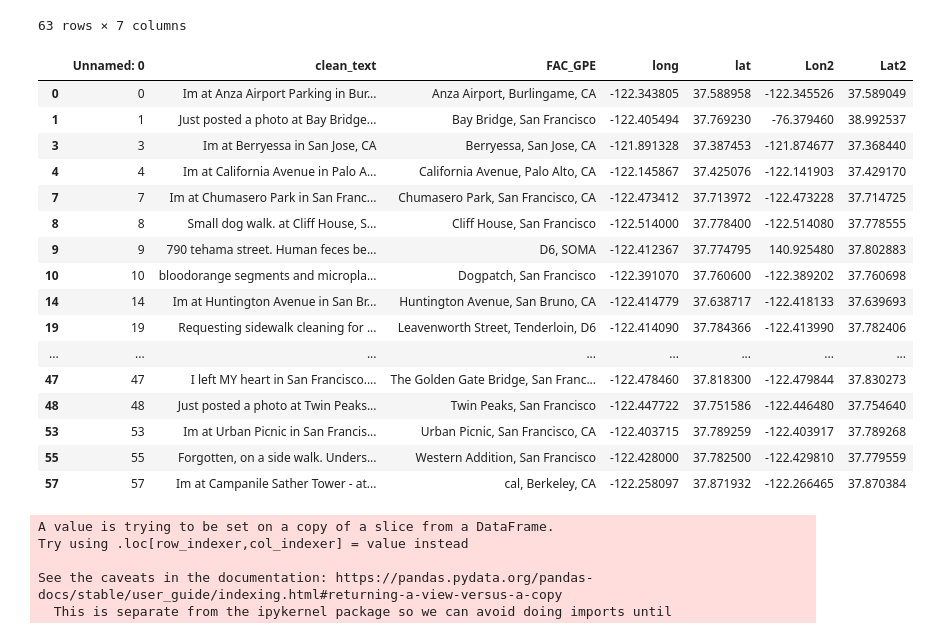
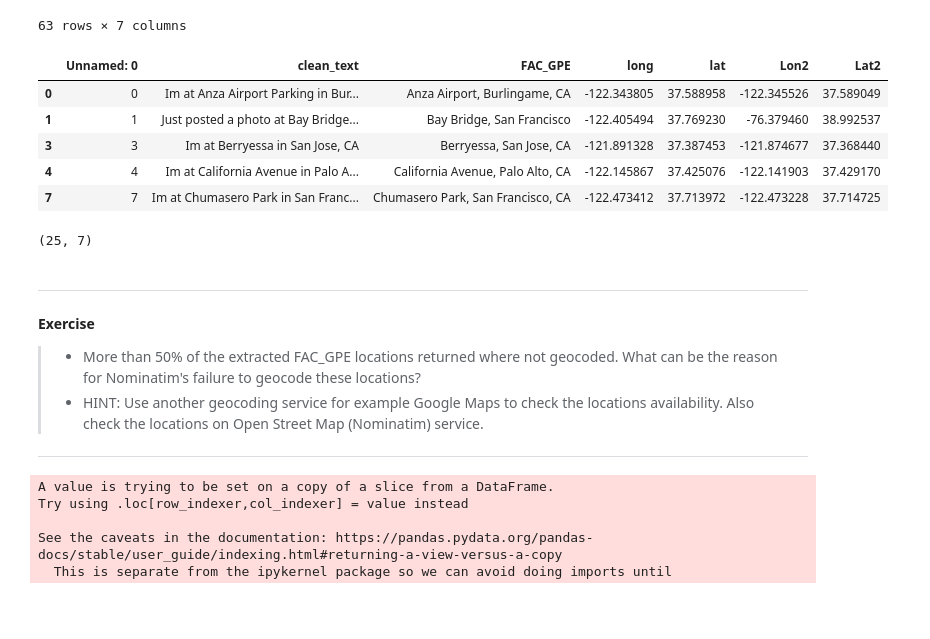
Before and after one commit to ZGIS/spring_school_ss2021, a Jupyter notebook: Location Extraction spaCy.ipynb, the cells around one changed output. Saved outputs shown, nothing was run; the diff lists cells and outputs as text; code cells hidden in the pictures; blank space fills up the shorter version.

```diff
--- a/Location Extraction spaCy.ipynb
+++ b/Location Extraction spaCy.ipynb
@@ -24,7 +24,7 @@ import pandas as pd
 import numpy as np
 import sys, os
 
-#pd.set_option('display.max_colwidth', None)
+pd.set_option('display.max_colwidth', None)
 # %% [markdown]
 [Return to Table of Contents](#Table-of-contents)
 # %% [markdown]
@@ -431,27 +430,26 @@ df_FAC_GPE
 | 62 | 62 | Im at Mazarine Coffee - at wearem... | wearemazarine, San Francisco, CA | -122.403842 | 37.787455 | NaN | NaN |
 63 rows × 7 columns
 # %%
-# Dataframe with non NaN location values for mapping
+# New dataframe with geocoded values returned
 df_FAC_GPE_cleaned = df_FAC_GPE[df_FAC_GPE['Lon2'].notna()]
-df_FAC_GPE_cleaned
+df_FAC_GPE_cleaned.head(5)
 # %% [output]
 |  | Unnamed: 0 | clean_text | FAC_GPE | long | lat | Lon2 | Lat2 |
 | 0 | 0 | Im at Anza Airport Parking in Bur... | Anza Airport, Burlingame, CA | -122.343805 | 37.588958 | -122.345526 | 37.589049 |
 | 1 | 1 | Just posted a photo at Bay Bridge... | Bay Bridge, San Francisco | -122.405494 | 37.769230 | -76.379460 | 38.992537 |
 | 3 | 3 | Im at Berryessa in San Jose, CA | Berryessa, San Jose, CA | -121.891328 | 37.387453 | -121.874677 | 37.368440 |
 | 4 | 4 | Im at California Avenue in Palo A... | California Avenue, Palo Alto, CA | -122.145867 | 37.425076 | -122.141903 | 37.429170 |
 | 7 | 7 | Im at Chumasero Park in San Franc... | Chumasero Park, San Francisco, CA | -122.473412 | 37.713972 | -122.473228 | 37.714725 |
-| 8 | 8 | Small dog walk. at Cliff House, S... | Cliff House, San Francisco | -122.514000 | 37.778400 | -122.514080 | 37.778555 |
-| 9 | 9 | 790 tehama street. Human feces be... | D6, SOMA | -122.412367 | 37.774795 | 140.925480 | 37.802883 |
-| 10 | 10 | bloodorange segments and micropla... | Dogpatch, San Francisco | -122.391070 | 37.760600 | -122.389202 | 37.760698 |
-| 14 | 14 | Im at Huntington Avenue in San Br... | Huntington Avenue, San Bruno, CA | -122.414779 | 37.638717 | -122.418133 | 37.639693 |
-| 19 | 19 | Requesting sidewalk cleaning for ... | Leavenworth Street, Tenderloin, D6 | -122.414090 | 37.784366 | -122.413990 | 37.782406 |
-| ... | ... | ... | ... | ... | ... | ... | ... |
-| 47 | 47 | I left MY heart in San Francisco.... | The Golden Gate Bridge, San Franc... | -122.478460 | 37.818300 | -122.479844 | 37.830273 |
-| 48 | 48 | Just posted a photo at Twin Peaks... | Twin Peaks, San Francisco | -122.447722 | 37.751586 | -122.446480 | 37.754640 |
-| 53 | 53 | Im at Urban Picnic in San Francis... | Urban Picnic, San Francisco, CA | -122.403715 | 37.789259 | -122.403917 | 37.789268 |
-| 55 | 55 | Forgotten, on a side walk. Unders... | Western Addition, San Francisco | -122.428000 | 37.782500 | -122.429810 | 37.779559 |
-| 57 | 57 | Im at Campanile Sather Tower - at... | cal, Berkeley, CA | -122.258097 | 37.871932 | -122.266465 | 37.870384 |
+# %%
+df_FAC_GPE_cleaned.shape
+# %% [output]
+(25, 7)
+# %% [markdown]
+****
+**Exercise**
+>- More than 50% of the extracted FAC_GPE locations returned where not geocoded. What can be the reason for Nominatim's failure to geocode these locations?
+>- HINT: Use another geocoding service for example Google Maps to check the locations availability. Also check the locations on Open Street Map (Nominatim) service.
+****
 # %%
 #Import packages
 import folium
```
Also changed, not shown: parts of 12 cells of this notebook.
